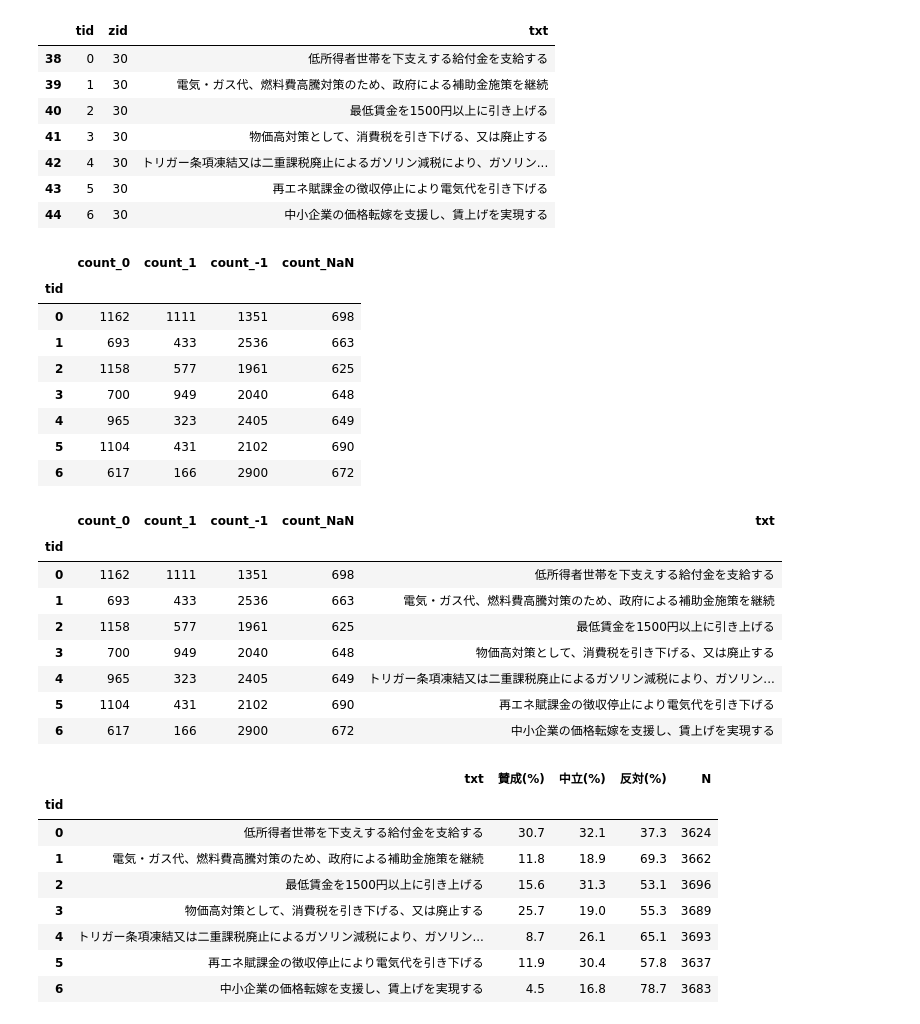
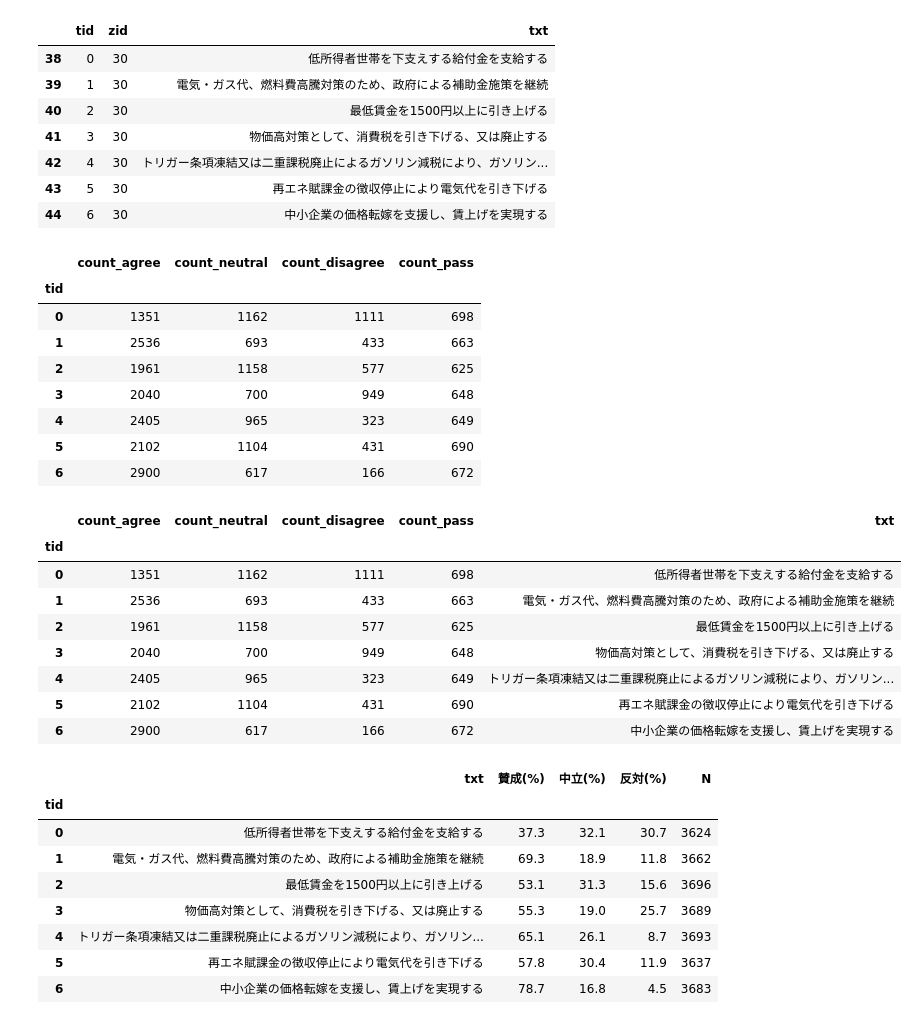
Before and after one commit to nishio/yoronchizu2024-data, a Jupyter notebook: README.ipynb, the cells around one changed output. Cells and saved outputs as stored; diff of their text form; code cells hidden in the pictures.

```diff
--- a/README.ipynb
+++ b/README.ipynb
@@ -94,59 +100,63 @@ comment_keizai
 # %%
 import pandas as pd
 
-# 集計コード
-result = pd.DataFrame({
-    'count_0': (matrix_keizai == 0).sum(axis=0),
-    'count_1': (matrix_keizai == 1).sum(axis=0),
-    'count_-1': (matrix_keizai == -1).sum(axis=0),
-    'count_NaN': matrix_keizai.isna().sum(axis=0)
-})
+def count_votes(marrix):
+    # 集計コード
+    # 要注意: Polisの内部データ表現においては賛成が-1
+    result = pd.DataFrame({
+        'count_agree': (marrix == -1).sum(axis=0),
+        'count_neutral': (marrix == 0).sum(axis=0),
+        'count_disagree': (marrix == 1).sum(axis=0),
+        'count_pass': marrix.isna().sum(axis=0)
+    })
+    return result
 
+result = count_votes(matrix_keizai)
 # 結果を表示
 result
 # %% [output]
-|  | count_0 | count_1 | count_-1 | count_NaN |
+|  | count_agree | count_neutral | count_disagree | count_pass |
 | tid |  |  |  |  |
-| 0 | 1162 | 1111 | 1351 | 698 |
-| 1 | 693 | 433 | 2536 | 663 |
-| 2 | 1158 | 577 | 1961 | 625 |
-| 3 | 700 | 949 | 2040 | 648 |
-| 4 | 965 | 323 | 2405 | 649 |
-| 5 | 1104 | 431 | 2102 | 690 |
-| 6 | 617 | 166 | 2900 | 672 |
+| 0 | 1351 | 1162 | 1111 | 698 |
+| 1 | 2536 | 693 | 433 | 663 |
+| 2 | 1961 | 1158 | 577 | 625 |
+| 3 | 2040 | 700 | 949 | 648 |
+| 4 | 2405 | 965 | 323 | 649 |
+| 5 | 2102 | 1104 | 431 | 690 |
+| 6 | 2900 | 617 | 166 | 672 |
 # %%
-# 各tidに対応するtxtを一度に取得し、resultに新しい列として追加
+# 各tidに対応するtxtを取得し、resultに新しい列として追加
 result["txt"] = result.index.map(lambda tid: comment_keizai.loc[comment_keizai["tid"] == tid, "txt"].values[0])
 result
 # %% [output]
-|  | count_0 | count_1 | count_-1 | count_NaN | txt |
+|  | count_agree | count_neutral | count_disagree | count_pass | txt |
 | tid |  |  |  |  |  |
-| 0 | 1162 | 1111 | 1351 | 698 | 低所得者世帯を下支えする給付金を支給する |
-| 1 | 693 | 433 | 2536 | 663 | 電気・ガス代、燃料費高騰対策のため、政府による補助金施策を継続 |
-| 2 | 1158 | 577 | 1961 | 625 | 最低賃金を1500円以上に引き上げる |
-| 3 | 700 | 949 | 2040 | 648 | 物価高対策として、消費税を引き下げる、又は廃止する |
-| 4 | 965 | 323 | 2405 | 649 | トリガー条項凍結又は二重課税廃止によるガソリン減税により、ガソリン... |
-| 5 | 1104 | 431 | 2102 | 690 | 再エネ賦課金の徴収停止により電気代を引き下げる |
-| 6 | 617 | 166 | 2900 | 672 | 中小企業の価格転嫁を支援し、賃上げを実現する |
+| 0 | 1351 | 1162 | 1111 | 698 | 低所得者世帯を下支えする給付金を支給する |
+| 1 | 2536 | 693 | 433 | 663 | 電気・ガス代、燃料費高騰対策のため、政府による補助金施策を継続 |
+| 2 | 1961 | 1158 | 577 | 625 | 最低賃金を1500円以上に引き上げる |
+| 3 | 2040 | 700 | 949 | 648 | 物価高対策として、消費税を引き下げる、又は廃止する |
+| 4 | 2405 | 965 | 323 | 649 | トリガー条項凍結又は二重課税廃止によるガソリン減税により、ガソリン... |
+| 5 | 2102 | 1104 | 431 | 690 | 再エネ賦課金の徴収停止により電気代を引き下げる |
+| 6 | 2900 | 617 | 166 | 672 | 中小企業の価格転嫁を支援し、賃上げを実現する |
 # %%
-# count_0, count_1, count_-1の合計を計算
-total_counts = result[['count_0', 'count_1', 'count_-1']].sum(axis=1)
+# 有効投票(count_agree, count_neutral, count_disagree)の合計を計算
+total_counts = result[['count_agree', 'count_neutral', 'count_disagree']].sum(axis=1)
 result['N'] = total_counts
 
 # 各値を合計で割ってパーセントに変換
-result['賛成(%)'] = (result['count_1'] / total_counts * 100).round(1)
-result['中立(%)'] = (result['count_0'] / total_counts * 100).round(1)
-result['反対(%)'] = (result['count_-1'] / total_counts * 100).round(1)
+result['賛成(%)'] = (result['count_agree'] / total_counts * 100).round(1)
+result['中立(%)'] = (result['count_neutral'] / total_counts * 100).round(1)
+result['反対(%)'] = (result['count_disagree'] / total_counts * 100).round(1)
 
 # パーセント表記の列を表示
 result[['txt', '賛成(%)', '中立(%)', '反対(%)', 'N']]
 # %% [output]
 |  | txt | 賛成(%) | 中立(%) | 反対(%) | N |
 | tid |  |  |  |  |  |
-| 0 | 低所得者世帯を下支えする給付金を支給する | 30.7 | 32.1 | 37.3 | 3624 |
-| 1 | 電気・ガス代、燃料費高騰対策のため、政府による補助金施策を継続 | 11.8 | 18.9 | 69.3 | 3662 |
-| 2 | 最低賃金を1500円以上に引き上げる | 15.6 | 31.3 | 53.1 | 3696 |
-| 3 | 物価高対策として、消費税を引き下げる、又は廃止する | 25.7 | 19.0 | 55.3 | 3689 |
-| 4 | トリガー条項凍結又は二重課税廃止によるガソリン減税により、ガソリン... | 8.7 | 26.1 | 65.1 | 3693 |
-| 5 | 再エネ賦課金の徴収停止により電気代を引き下げる | 11.9 | 30.4 | 57.8 | 3637 |
-| 6 | 中小企業の価格転嫁を支援し、賃上げを実現する | 4.5 | 16.8 | 78.7 | 3683 |
+| 0 | 低所得者世帯を下支えする給付金を支給する | 37.3 | 32.1 | 30.7 | 3624 |
+| 1 | 電気・ガス代、燃料費高騰対策のため、政府による補助金施策を継続 | 69.3 | 18.9 | 11.8 | 3662 |
+| 2 | 最低賃金を1500円以上に引き上げる | 53.1 | 31.3 | 15.6 | 3696 |
+| 3 | 物価高対策として、消費税を引き下げる、又は廃止する | 55.3 | 19.0 | 25.7 | 3689 |
+| 4 | トリガー条項凍結又は二重課税廃止によるガソリン減税により、ガソリン... | 65.1 | 26.1 | 8.7 | 3693 |
+| 5 | 再エネ賦課金の徴収停止により電気代を引き下げる | 57.8 | 30.4 | 11.9 | 3637 |
+| 6 | 中小企業の価格転嫁を支援し、賃上げを実現する | 78.7 | 16.8 | 4.5 | 3683 |
```
Also changed, not shown: parts of 7 cells of this notebook, 1 other file.
